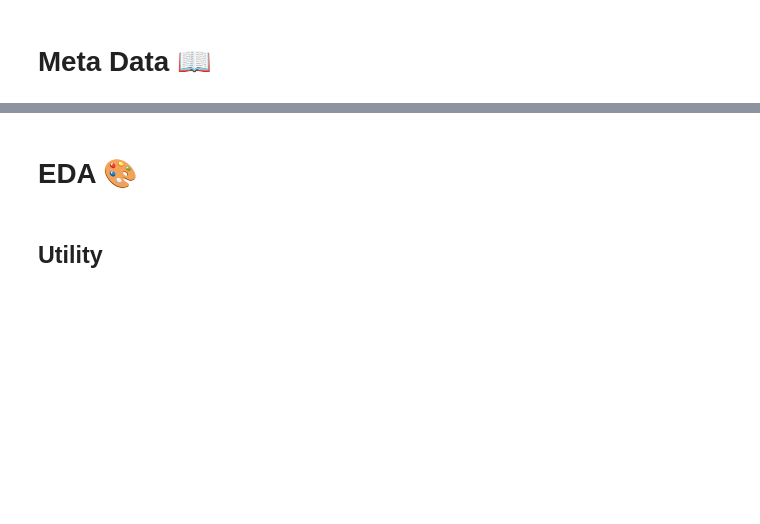
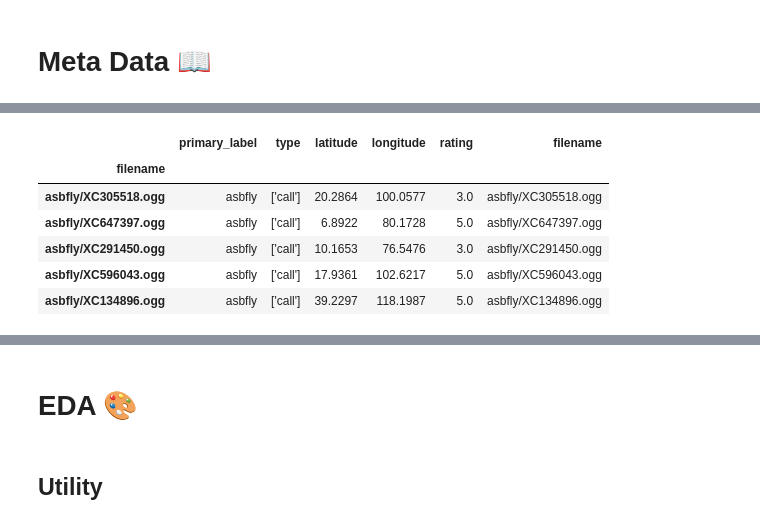
Before and after one commit to sj-cha/CSE6740-BirdCLEF, a Jupyter notebook: birdclef24-vggish-embedding.ipynb, the cells around one changed output, grey strips where cells are left out. Cells and saved outputs as stored; diff of their text form; code cells hidden in the pictures; blank space fills up the shorter version.

```diff
--- a/birdclef24-vggish-embedding.ipynb
+++ b/birdclef24-vggish-embedding.ipynb
@@ -120 +99,11 @@ pd.read_csv(f'{BASE_PATH}/train_metadata.csv')
+# %%
+df.head()
+# %% [output]
+|  | primary_label | type | latitude | longitude | rating | filename |
+| filename |  |  |  |  |  |  |
+| asbfly/XC305518.ogg | asbfly | ['call'] | 20.2864 | 100.0577 | 3.0 | asbfly/XC305518.ogg |
+| asbfly/XC647397.ogg | asbfly | ['call'] | 6.8922 | 80.1728 | 5.0 | asbfly/XC647397.ogg |
+| asbfly/XC291450.ogg | asbfly | ['call'] | 10.1653 | 76.5476 | 3.0 | asbfly/XC291450.ogg |
+| asbfly/XC596043.ogg | asbfly | ['call'] | 17.9361 | 102.6217 | 5.0 | asbfly/XC596043.ogg |
+| asbfly/XC134896.ogg | asbfly | ['call'] | 39.2297 | 118.1987 | 5.0 | asbfly/XC134896.ogg |
 # %%
```
Also changed, not shown: parts of 18 cells of this notebook, 3 other files.
